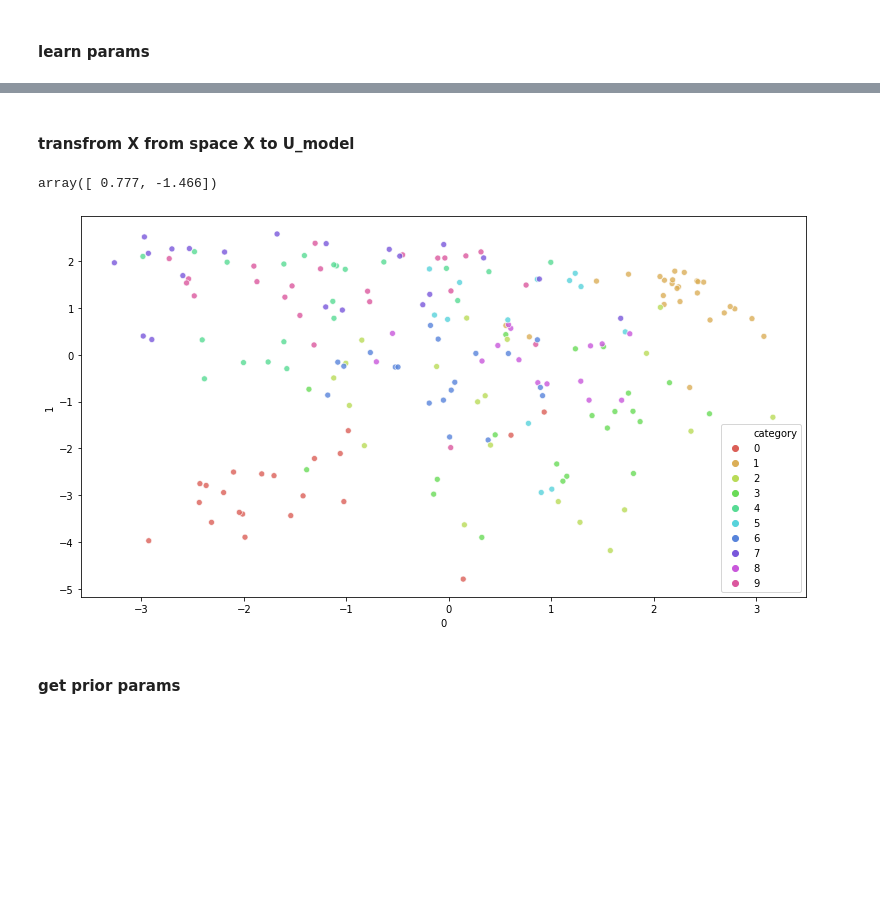
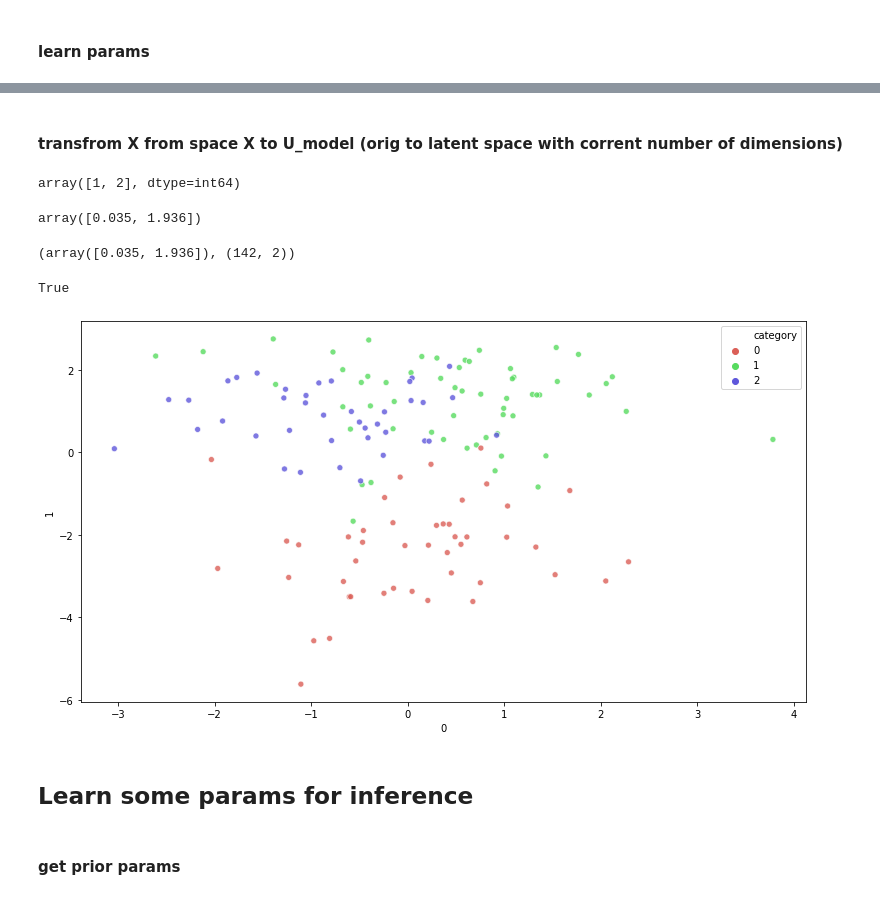
Before and after one commit to RRisto/learning, a Jupyter notebook: linear_algebra_learn/linear_discriminant_analysis/probabilistic_linear_discriminant_analysis.ipynb, the cells around one changed output, grey strips where cells are left out. Saved outputs shown, nothing was run; the diff lists cells and outputs as text; code cells hidden in the pictures; blank space fills up the shorter version.

```diff
--- a/linear_algebra_learn/linear_discriminant_analysis/probabilistic_linear_discriminant_analysis.ipynb
+++ b/linear_algebra_learn/linear_discriminant_analysis/probabilistic_linear_discriminant_analysis.ipynb
@@ -23,0 +25,8 @@ testing_labels = np.load('mnist_demo/mnist_data/mnist_test_labels.npy')
+# %%
+#wine data for showing how to train plda
+wine = load_wine()
+seed=1
+training_data, testing_data, training_labels, testing_labels=train_test_split(wine.data,
+                                                                              wine.target,
+                                                                              test_size=0.2,
+                                                                              random_state=seed)
@@ -73,9 +95,17 @@ def calc_Lambda_b(S_b, W):
     """ See Fig. 2 on p.537 of Ioffe 2006. """
     return np.matmul(np.matmul(W.T, S_b), W)
 
+def calc_Lambda_b(S_b, W):
+    """ See Fig. 2 on p.537 of Ioffe 2006. """
+    return (W.T@ S_b)@ W
+
 def calc_Lambda_w(S_w, W):
     """ See Fig. 2 on p.537 of Ioffe 2006. """
     return np.matmul(np.matmul(W.T, S_w), W)
+
+def calc_Lambda_w(S_w, W):
+    """ See Fig. 2 on p.537 of Ioffe 2006. """
+    return (W.T@ S_w)@ W
 
 def calc_n_avg(Y):
     """ This is the \"hack\" suggested in Fig 2 on p.537 of Ioffe 2006. """
@@ -173,4 +203,4 @@ def optimize_maximum_likelihood(X, labels):
 # %%
 data=training_data
 labels=training_labels
-n_principal_components=2
+n_principal_components=3
@@ -326,5 +327,9 @@ Text(-1.3845296122017867, 0.4210788785206498, 'a2')
 # %% [markdown]
-#### transfrom X from space X to U_model
+#### transfrom X from space X to U_model (orig to latent space with corrent number of dimensions)
+# %%
+relevant_U_dims
+# %% [output]
+array([1, 2], dtype=int64)
 # %%
 #from X -> U
 x_in_u=np.matmul(X - m, inv_A.T)
@@ -332,27 +337,39 @@ x_in_u=np.matmul(X - m, inv_A.T)
 U_model=x_in_u[..., relevant_U_dims]
 U_model.round(3)[0]
 # %% [output]
-array([ 0.777, -1.466])
+array([0.035, 1.936])
+# %%
+x_in_u=(X - m)@ inv_A.T
+U_model=x_in_u[..., relevant_U_dims]
+U_model.round(3)[0], U_model.shape
+# %% [output]
+(array([0.035, 1.936]), (142, 2))
+# %%
+np.allclose(x_in_u[..., relevant_U_dims], x_in_u[:, relevant_U_dims])
+# %% [output]
+True
 # %%
 #U_dim
 df_udim_model=pd.DataFrame(U_model)
 df_udim_model['category']=labels
 
 plt.figure(figsize=(13, 7))
 ax = sns.scatterplot(
     x=0, y=1,
     hue="category",
 #     palette=['green', 'orange'],
-        palette=sns.color_palette("hls", 10),
+        palette=sns.color_palette("hls", 3),
     data=df_udim_model,
     legend="full",
     alpha=0.8
 )
 plt.setp(ax.get_legend().get_texts(), fontsize='10')  # for legend text
 plt.setp(ax.get_legend().get_title(), fontsize='10')  # for legend title
 plt.show()
 # %% [output]
-[figure, old version]
+[figure, new version]
+# %% [markdown]
+## Learn some params for inference
 # %% [markdown]
 #### get prior params
 # %%
```
Also changed, not shown: parts of 136 cells of this notebook.
